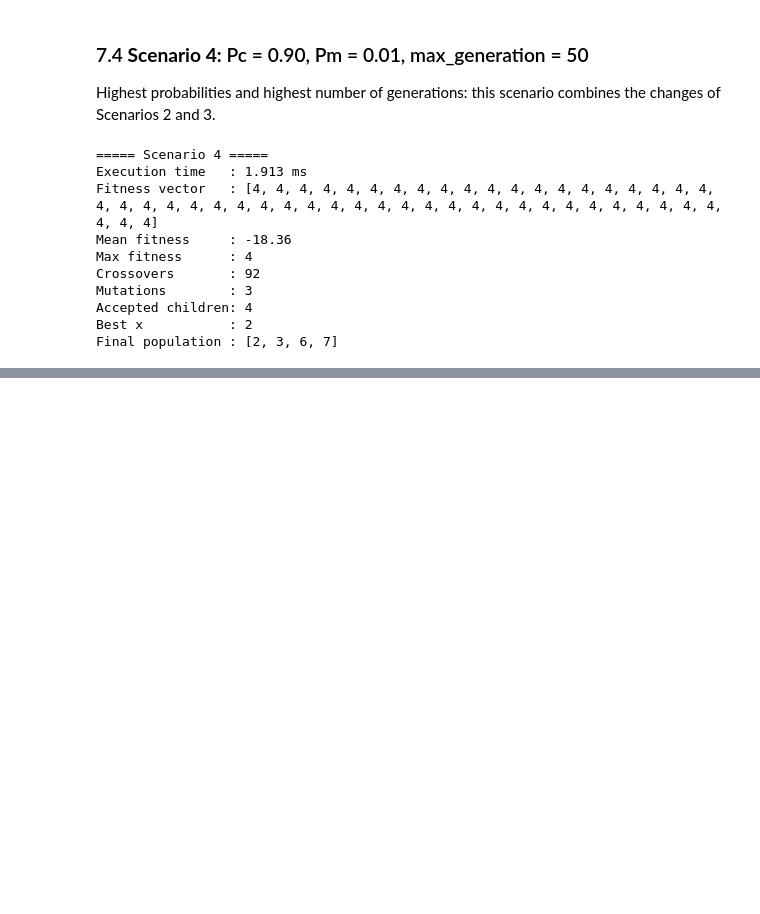
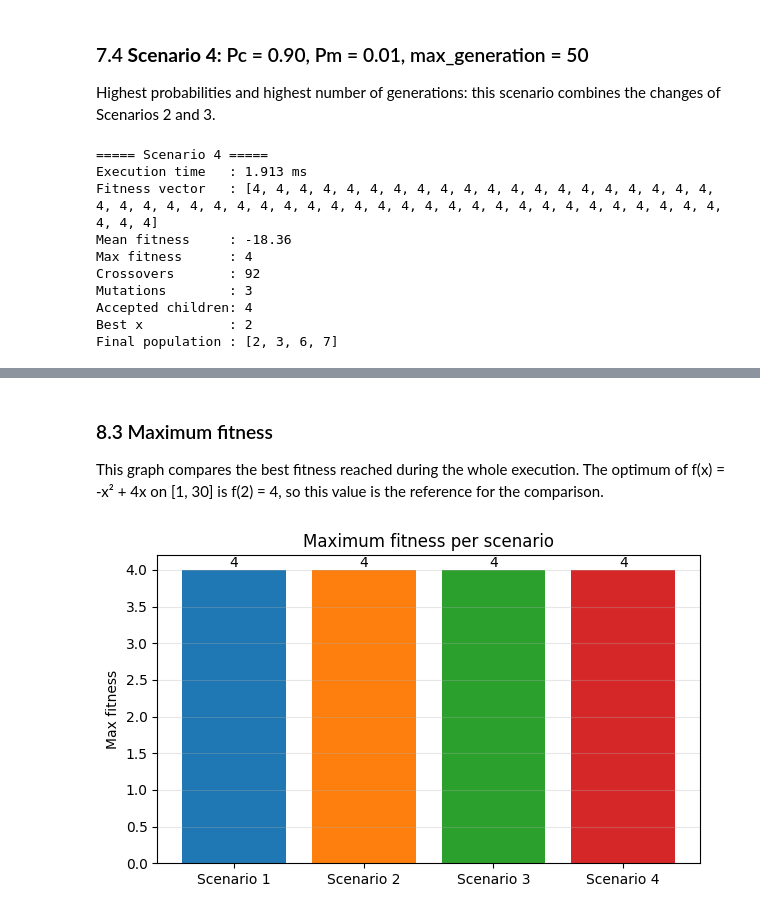
Before and after one commit to MerMerIem/Methodes-Bio-Inspirees-, a Jupyter notebook: tp2/TP2_Genetic_Algorithm.ipynb, the cells around one changed output, grey strips where cells are left out. Saved outputs shown, nothing was run; the diff lists cells and outputs as text; code cells hidden in the pictures; blank space fills up the shorter version.

```diff
--- a/tp2/TP2_Genetic_Algorithm.ipynb
+++ b/tp2/TP2_Genetic_Algorithm.ipynb
@@ -518,0 +580,9 @@ Final population : [2, 3, 6, 7]
+# %% [markdown]
+### 8.3 Maximum fitness
+
+This graph compares the best fitness reached during the whole execution. The optimum of f(x) = -x² + 4x on [1, 30] is f(2) = 4, so this value is the reference for the comparison.
+# %%
+bar_chart("max_fitness", "Maximum fitness per scenario", "Max fitness",
+          "graph_c_max_fitness.png", fmt="{:.0f}")
+# %% [output]
+[figure, added]
```
Also changed, not shown: parts of 14 cells of this notebook.
